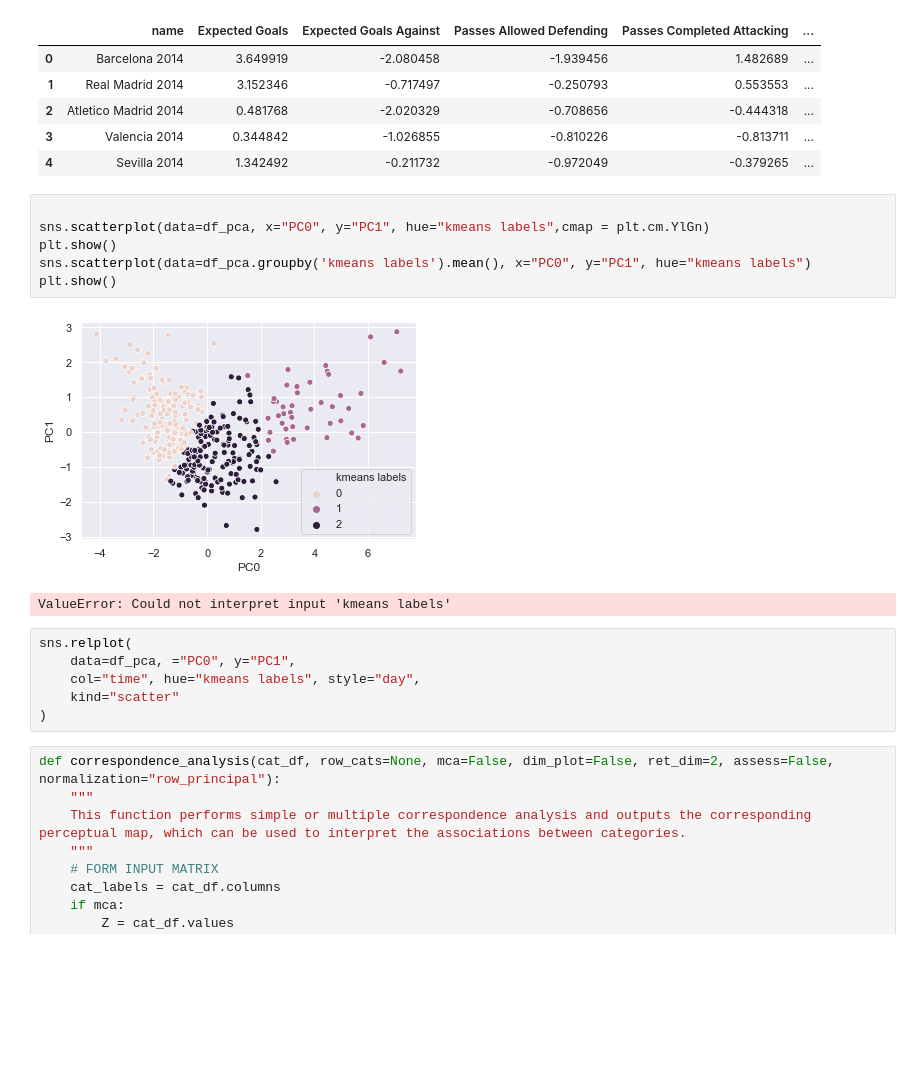
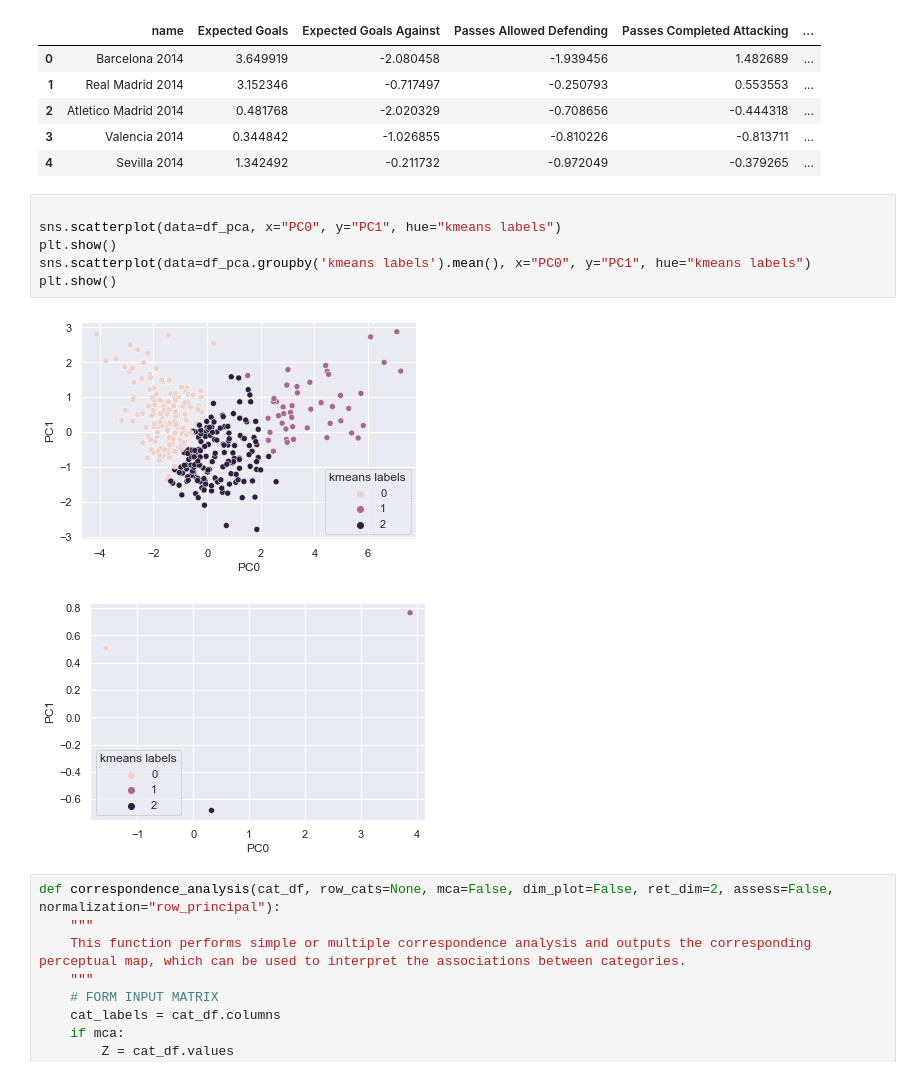
Before and after one commit to fredericojpr/Statistics-for-Data-Science-Project, a Jupyter notebook: Stats.ipynb, the cells around one changed output. Cells and saved outputs as stored; diff of their text form; blank space fills up the shorter version.

```diff
--- a/Stats.ipynb
+++ b/Stats.ipynb
@@ -624,19 +624,13 @@ df_pca.head()
 | 4 | Sevilla 2014 | 1.342492 | -0.211732 | -0.972049 | -0.379265 | ... |
 # %%
 
-sns.scatterplot(data=df_pca, x="PC0", y="PC1", hue="kmeans labels",cmap = plt.cm.YlGn)
+sns.scatterplot(data=df_pca, x="PC0", y="PC1", hue="kmeans labels")
 plt.show()
 sns.scatterplot(data=df_pca.groupby('kmeans labels').mean(), x="PC0", y="PC1", hue="kmeans labels")
 plt.show()
 # %% [output]
-[figure, old version]
+[figure, new version]
-ValueError: Could not interpret input 'kmeans labels'
+[figure, added]
-# %%
-sns.relplot(
-    data=df_pca, ="PC0", y="PC1",
-    col="time", hue="kmeans labels", style="day",
-    kind="scatter"
-)
 # %%
 def correspondence_analysis(cat_df, row_cats=None, mca=False, dim_plot=False, ret_dim=2, assess=False, normalization="row_principal"):
     """
```
Also changed, not shown: parts of 13 cells of this notebook.
